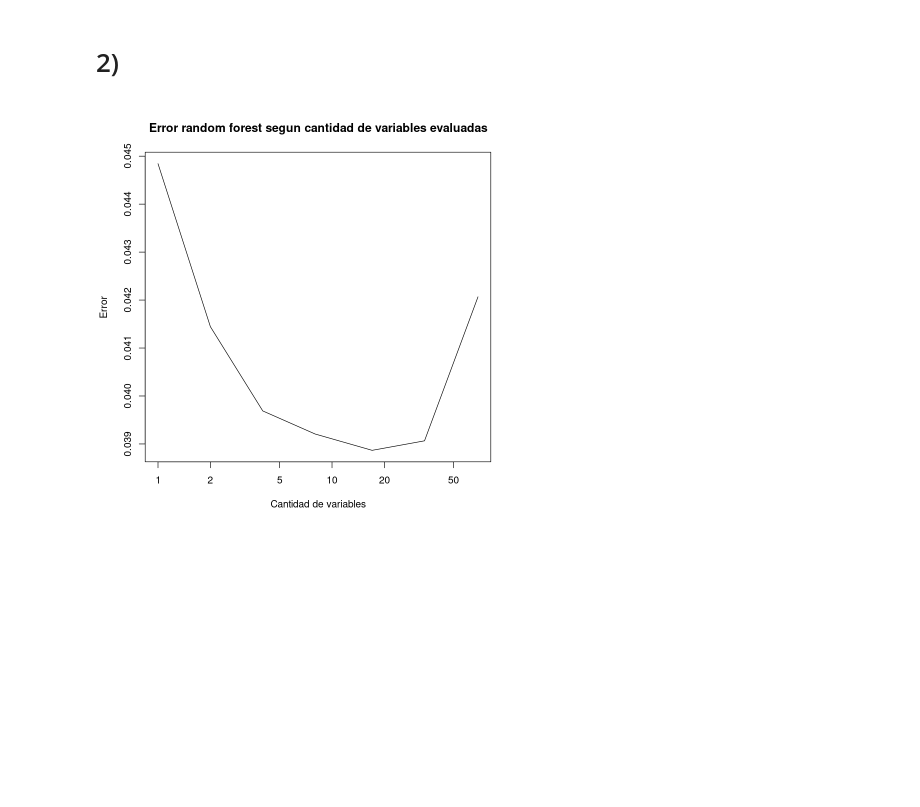
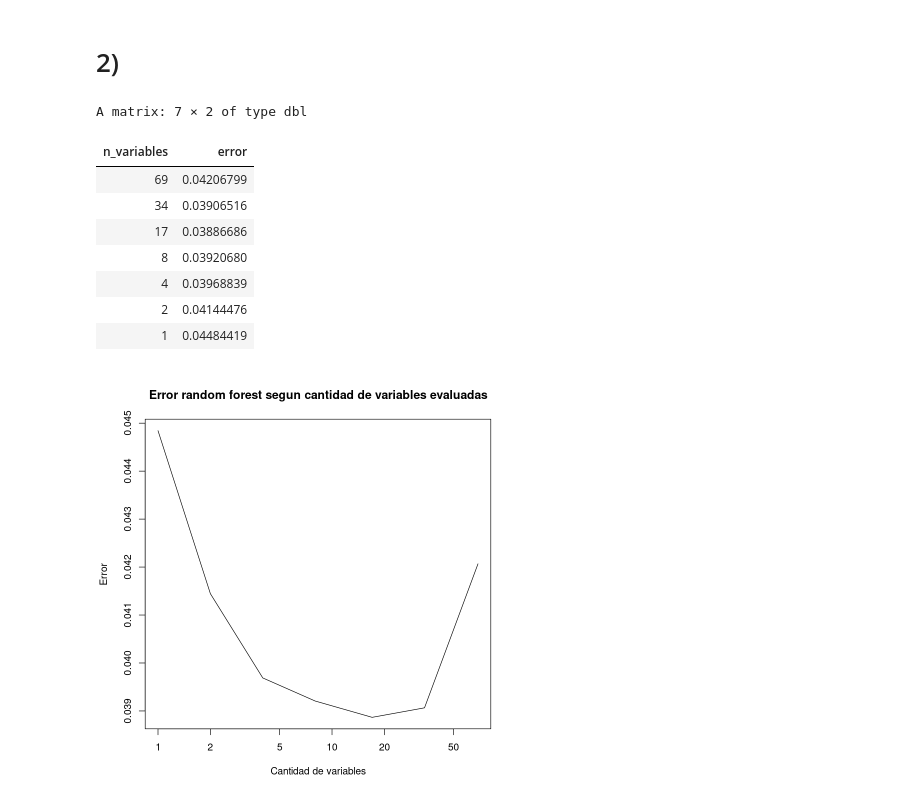
Before and after one commit to swirzt/TMD, a Jupyter notebook: TP4.ipynb, the cells around one changed output. Cells and saved outputs as stored; diff of their text form; code cells hidden in the pictures; blank space fills up the shorter version.

```diff
--- a/TP4.ipynb
+++ b/TP4.ipynb
@@ -66,6 +78,18 @@ tester.nvars <- function(dataset, formula) {
 }
 # %%
 RRL_error <- tester.nvars(RRL, Tipo ~ .)
+# %%
+RRL_error
+# %% [output]
+A matrix: 7 × 2 of type dbl
+| n_variables | error |
+| 69 | 0.04206799 |
+| 34 | 0.03906516 |
+| 17 | 0.03886686 |
+| 8 | 0.03920680 |
+| 4 | 0.03968839 |
+| 2 | 0.04144476 |
+| 1 | 0.04484419 |
 # %%
 plot(RRL_error[, 1], RRL_error[, 2], type = "l", xlab = "Cantidad de variables", ylab = "Error", main = "Error random forest segun cantidad de variables evaluadas", log = "x")
 # %% [output]
```
Also changed, not shown: parts of 33 cells of this notebook.
